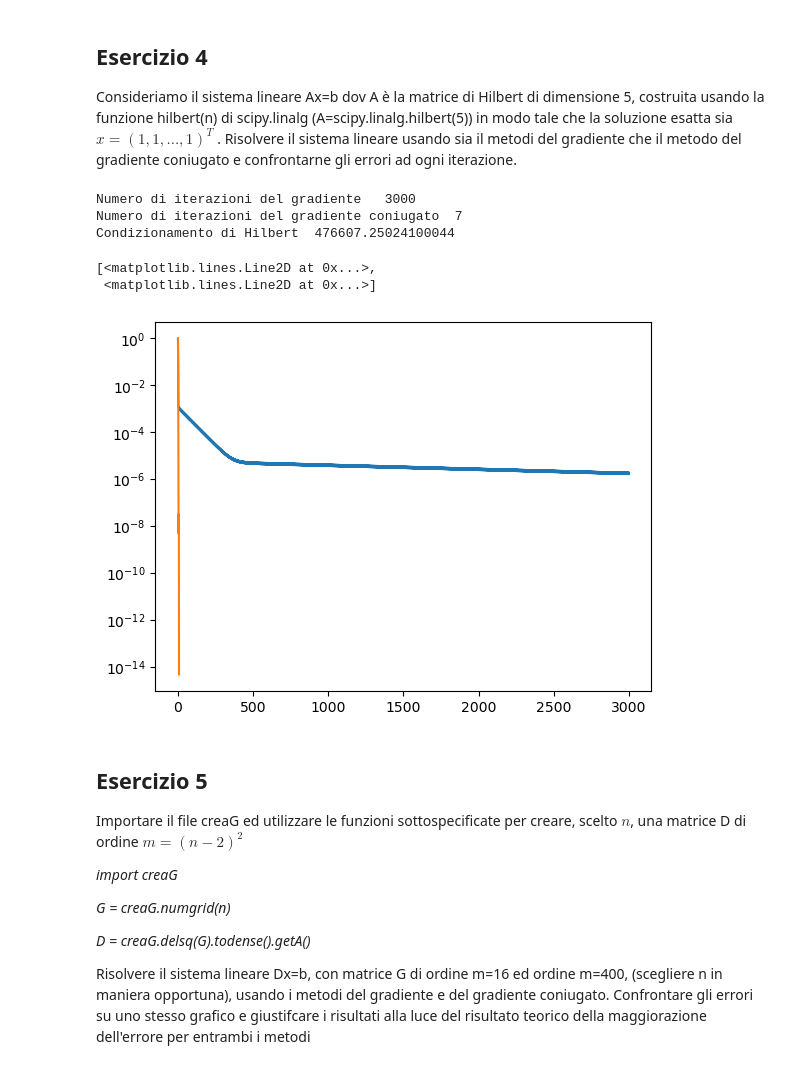
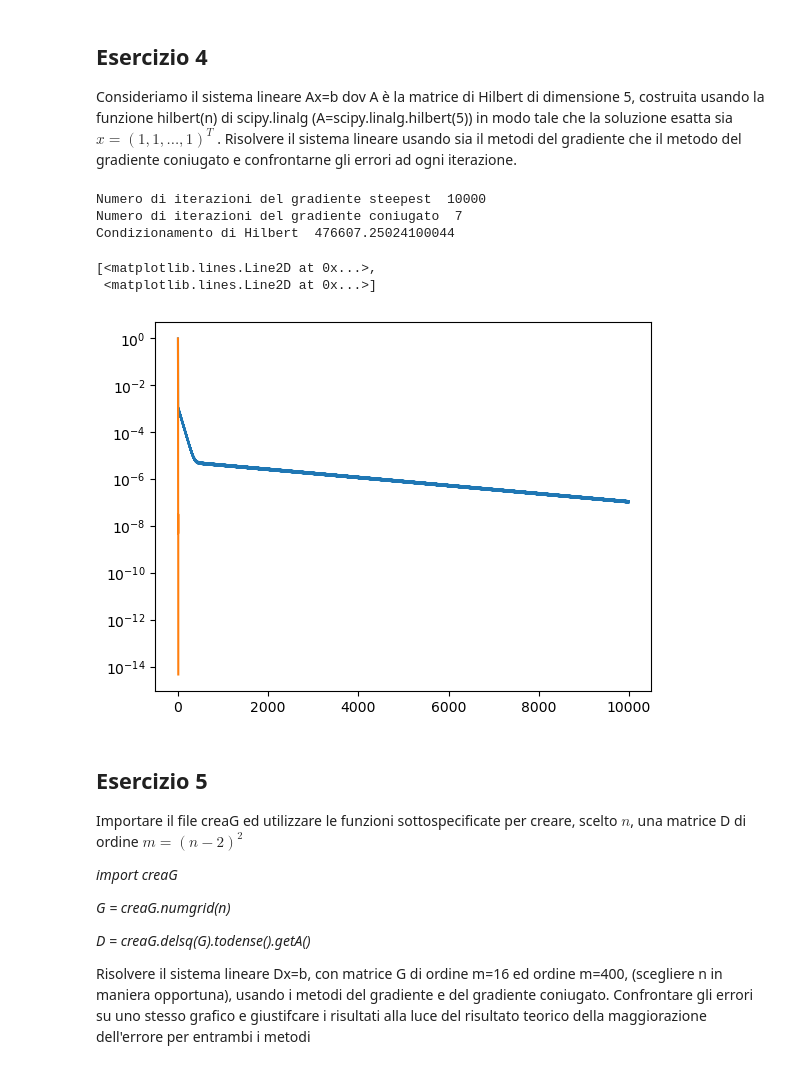
Before and after one commit to alevu3344/EsercitazioniMetodiNumerici, a Jupyter notebook: Lezione_9/Ese9_NEW.ipynb, the cells around one changed output. Drawn from its saved outputs; the diff is of its cells as text; code cells hidden in the pictures.

```diff
--- a/Lezione_9/Esercitazione_9_Soluzioni.ipynb
+++ b/Lezione_9/Ese9_NEW.ipynb
@@ -348,19 +272,25 @@ toll=1e-10
-# %%
-x_gr_2,vet_r_gr_2,vec_sol_gr2,itG_2=steepestdescent(A2,b2,x2_0,itmax,toll)
-x_CG_2,vet_r_CG_2,vec_sol_CG2,itCG_2=conjugate_gradient(A2,b2,x2_0,itmax,toll)
-print("Numero di iterazioni del gradiente  ", itG_2)
-print("Numero di iterazioni del gradiente coniugato ", itCG_2)
-print("Condizionamento di Hilbert ",np.linalg.cond(A2))
-# %% [output]
-Numero di iterazioni del gradiente   3000
-Numero di iterazioni del gradiente coniugato  7
-Condizionamento di Hilbert  476607.25024100044
-# %%
-plt.semilogy(np.arange(itG_2+1),vet_r_gr_2,np.arange(itCG_2+1),vet_r_CG_2)
-# %% [output]
-[<matplotlib.lines.Line2D at 0x...>,
- <matplotlib.lines.Line2D at 0x...>]
-[figure, removed]
+# %%
+H = spl.hilbert(5)
+b = np.sum(H, 1)
+tol = 1e-10
+x0 = np.zeros_like(b)
+itmax = 10000
+
+x_steep, res_vec_steep, sol_vec_steep, num_it_steep = sf.steepestdescent(H, b, x0, itmax, tol)
+x_conj, res_vec_conj, sol_vec_conj, num_it_conj = sf.conjugate_gradient(H, b, x0, itmax, tol)
+
+print("Numero di iterazioni del gradiente steepest ", num_it_steep)
+print("Numero di iterazioni del gradiente coniugato ", num_it_conj)
+print("Condizionamento di Hilbert ",np.linalg.cond(H))
+
+plt.semilogy(np.arange(num_it_steep+1),res_vec_steep,np.arange(num_it_conj+1),res_vec_conj)
+# %% [output]
+Numero di iterazioni del gradiente steepest  10000
+Numero di iterazioni del gradiente coniugato  7
+Condizionamento di Hilbert  476607.25024100044
+[<matplotlib.lines.Line2D at 0x...>,
+ <matplotlib.lines.Line2D at 0x...>]
+[figure, added]
 # %% [markdown]
 ## Esercizio 5
 Importare il file creaG ed utilizzare le funzioni sottospecificate per creare, scelto $n$,  una matrice D di ordine $m=(n-2)^2$
```
Also changed, not shown: parts of 29 cells of this notebook, 14 other files.
